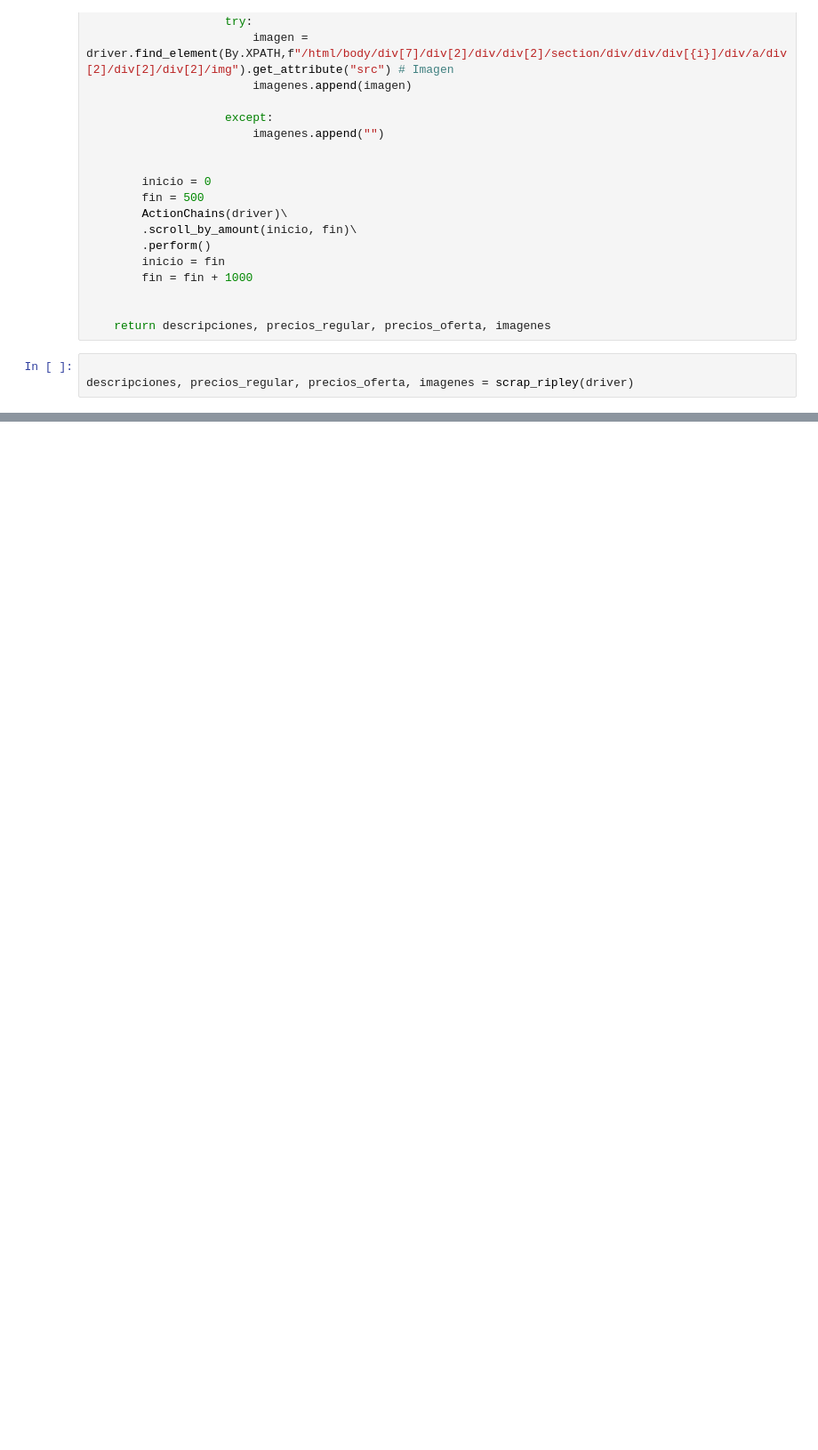
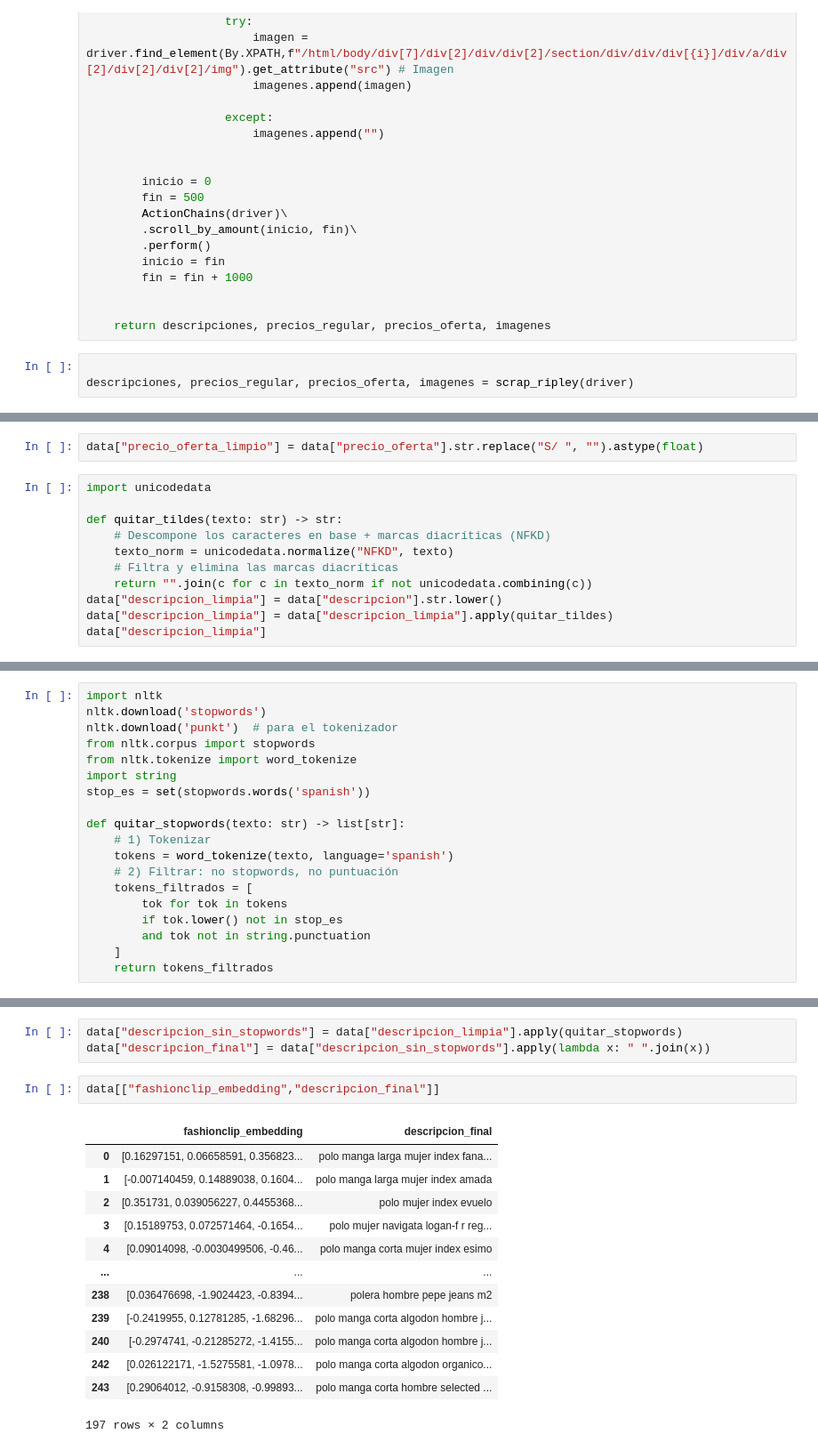
Before and after one commit to aladelca/final_project_cibertec, a Jupyter notebook: notebooks/scrapping.ipynb, the cells around one changed output, grey strips where cells are left out. Shown at 89% size. Saved outputs shown, nothing was run; the diff lists cells and outputs as text; blank space fills up the shorter version.

```diff
--- a/notebooks/scrapping.ipynb
+++ b/notebooks/scrapping.ipynb
@@ -326,0 +390,13 @@ data
+# %%
+data["precio_oferta_limpio"] = data["precio_oferta"].str.replace("S/ ", "").astype(float)
+# %%
+import unicodedata
+
+def quitar_tildes(texto: str) -> str:
+    # Descompone los caracteres en base + marcas diacríticas (NFKD)
+    texto_norm = unicodedata.normalize("NFKD", texto)
+    # Filtra y elimina las marcas diacríticas
+    return "".join(c for c in texto_norm if not unicodedata.combining(c))
+data["descripcion_limpia"] = data["descripcion"].str.lower()
+data["descripcion_limpia"] = data["descripcion_limpia"].apply(quitar_tildes)
+data["descripcion_limpia"]
@@ -326,0 +416,19 @@ data
+# %%
+import nltk
+nltk.download('stopwords')
+nltk.download('punkt')  # para el tokenizador
+from nltk.corpus import stopwords
+from nltk.tokenize import word_tokenize
+import string
+stop_es = set(stopwords.words('spanish'))
+
+def quitar_stopwords(texto: str) -> list[str]:
+    # 1) Tokenizar
+    tokens = word_tokenize(texto, language='spanish')
+    # 2) Filtrar: no stopwords, no puntuación
+    tokens_filtrados = [
+        tok for tok in tokens
+        if tok.lower() not in stop_es
+        and tok not in string.punctuation
+    ]
+    return tokens_filtrados
@@ -326,0 +441,19 @@ data
+# %%
+data["descripcion_sin_stopwords"] = data["descripcion_limpia"].apply(quitar_stopwords)
+data["descripcion_final"] = data["descripcion_sin_stopwords"].apply(lambda x: " ".join(x))
+# %%
+data[["fashionclip_embedding","descripcion_final"]]
+# %% [output]
+|  | fashionclip_embedding | descripcion_final |
+| 0 | [0.16297151, 0.06658591, 0.356823... | polo manga larga mujer index fana... |
+| 1 | [-0.007140459, 0.14889038, 0.1604... | polo manga larga mujer index amada |
+| 2 | [0.351731, 0.039056227, 0.4455368... | polo mujer index evuelo |
+| 3 | [0.15189753, 0.072571464, -0.1654... | polo mujer navigata logan-f r reg... |
+| 4 | [0.09014098, -0.0030499506, -0.46... | polo manga corta mujer index esimo |
+| ... | ... | ... |
+| 238 | [0.036476698, -1.9024423, -0.8394... | polera hombre pepe jeans m2 |
+| 239 | [-0.2419955, 0.12781285, -1.68296... | polo manga corta algodon hombre j... |
+| 240 | [-0.2974741, -0.21285272, -1.4155... | polo manga corta algodon hombre j... |
+| 242 | [0.026122171, -1.5275581, -1.0978... | polo manga corta algodon organico... |
+| 243 | [0.29064012, -0.9158308, -0.99893... | polo manga corta hombre selected ... |
+197 rows × 2 columns
```
Also changed, not shown: parts of 21 cells of this notebook.
